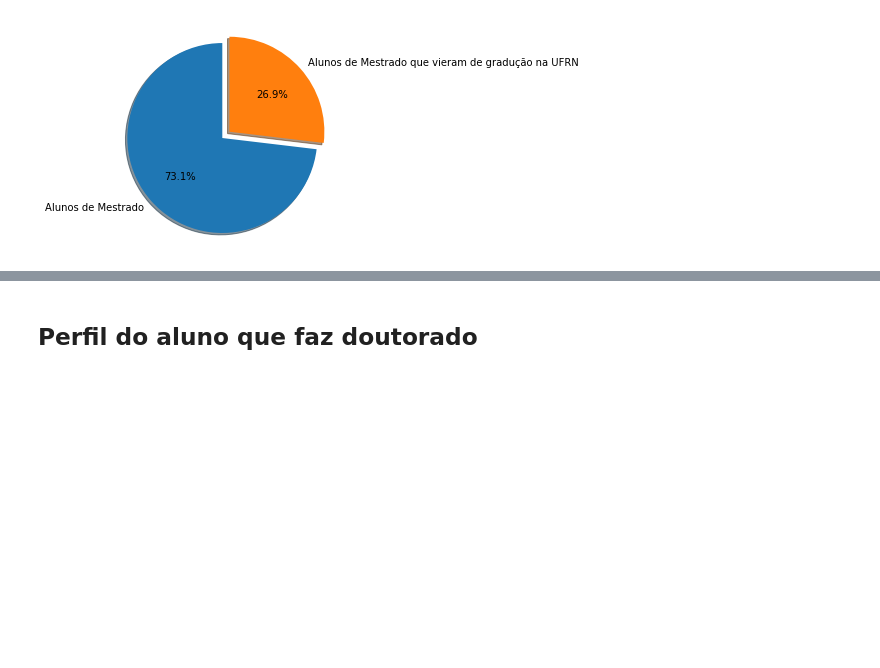
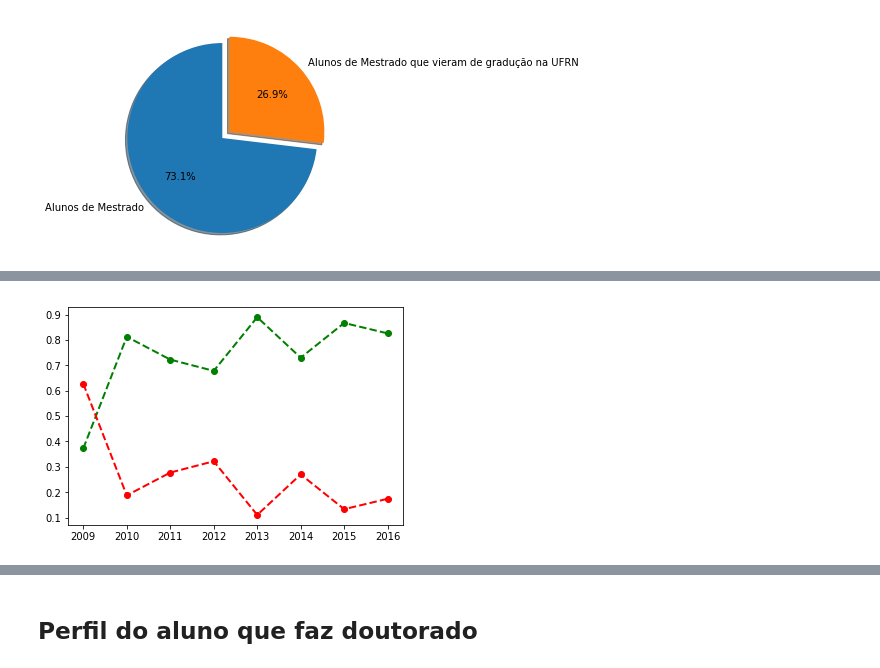
Before and after one commit to jeowf/pos-ufrn, a Jupyter notebook: Trabalho_Unidade_2.ipynb, the cells around one changed output, grey strips where cells are left out. Saved outputs shown, nothing was run; the diff lists cells and outputs as text; code cells hidden in the pictures; blank space fills up the shorter version.

```diff
--- a/Trabalho_Unidade_2.ipynb
+++ b/Trabalho_Unidade_2.ipynb
@@ -183 +197,9 @@ plt.show()
+# %%
+plt.plot(anos,ingresso_comp,color='green', marker='o', linestyle='dashed',
+        linewidth=2, markersize=6)
+plt.plot(anos,ingresso_ufrn_ano,color='red', marker='o', linestyle='dashed',
+        linewidth=2, markersize=6)
+plt.show()
+# %% [output]
+[figure, added]
 # %% [markdown]
```
Also changed, not shown: parts of 22 cells of this notebook.
